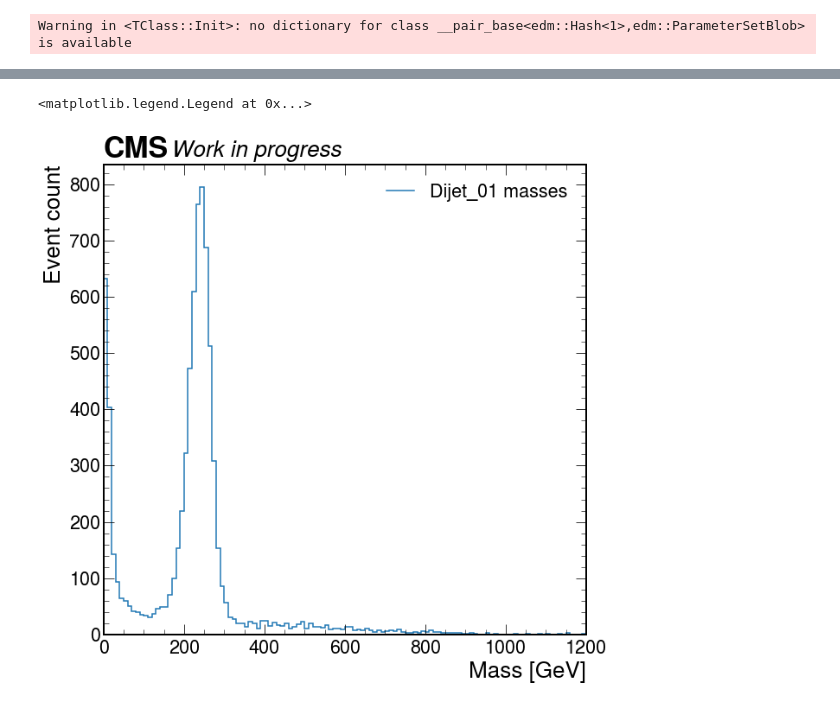
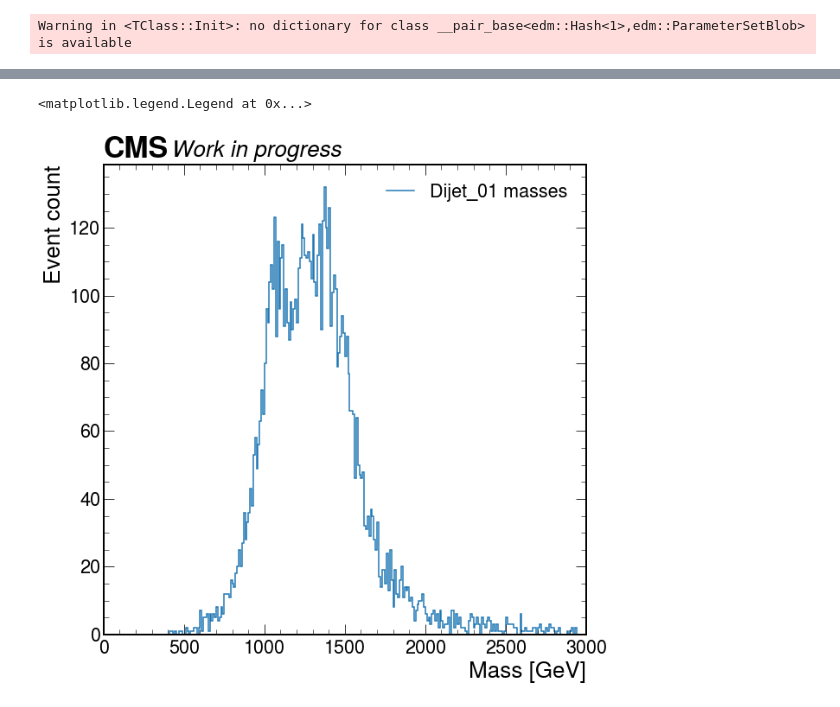
Before and after one commit to mroguljic/H3PO_Autumn, a Jupyter notebook: notebooks/evtLoopExample.ipynb, the cells around one changed output, grey strips where cells are left out. Drawn from its saved outputs; the diff is of its cells as text; code cells hidden in the pictures.

Commit message:
dijet idx error correctoin

```diff
--- a/notebooks/evtLoopExample.ipynb
+++ b/notebooks/evtLoopExample.ipynb
@@ -10,7 +10,7 @@ tree = f.Get("Events")
 # %% [output]
 Warning in <TClass::Init>: no dictionary for class __pair_base<edm::Hash<1>,edm::ParameterSetBlob> is available
 # %%
-hDijet01Masses = r.TH1F("dijet01m","",300,0,3000)
+hDijet01Masses = r.TH1F("dijet01m","",600,0,3000)
 
 nEvts = tree.GetEntriesFast()
 
@@ -29,7 +29,7 @@ for i in range(nEvts):
     jet0.SetPtEtaPhiM(pts[0],etas[0],phis[0],masses[0])
 
     jet1 = r.TLorentzVector()
-    jet1.SetPtEtaPhiM(pts[0],etas[0],phis[0],masses[0])
+    jet1.SetPtEtaPhiM(pts[1],etas[1],phis[1],masses[1])
 
     dijet01 = jet0+jet1
     hDijet01Masses.Fill(dijet01.M())
@@ -36,21 +38,21 @@ for i in range(nEvts):
 # %%
 import matplotlib.pyplot as plt
 import mplhep as hep
 from root_numpy import hist2array
 
 plt.style.use([hep.style.CMS])
 counts, edges = hist2array(hDijet01Masses,return_edges=True)
 
 edges = edges[0]
 #It returns a list of arrays, where each array represents binning in one dimension.
 #We only work with 1D so we take edges[0]
 
 hep.histplot(counts,edges,label="Dijet_01 masses")
 hep.cms.text("Work in progress",loc=0)
 plt.ylabel("Event count",horizontalalignment='right', y=1.0)
 plt.xlabel("Mass [GeV]",horizontalalignment='right', x=1.0)
-plt.xlim([0, 1200])
+plt.xlim([0, 3000])
 plt.legend()
 # %% [output]
 <matplotlib.legend.Legend at 0x...>
-[figure, old version]
+[figure, new version]
```
Also changed, not shown: parts of 1 cell of this notebook.
